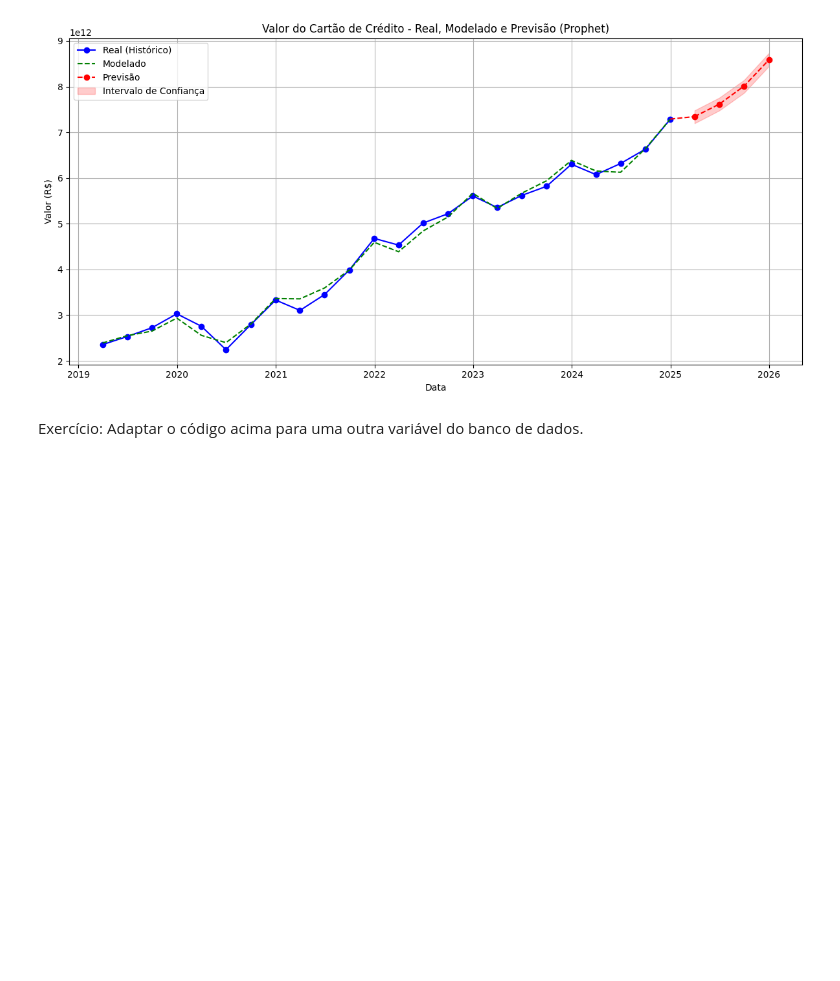
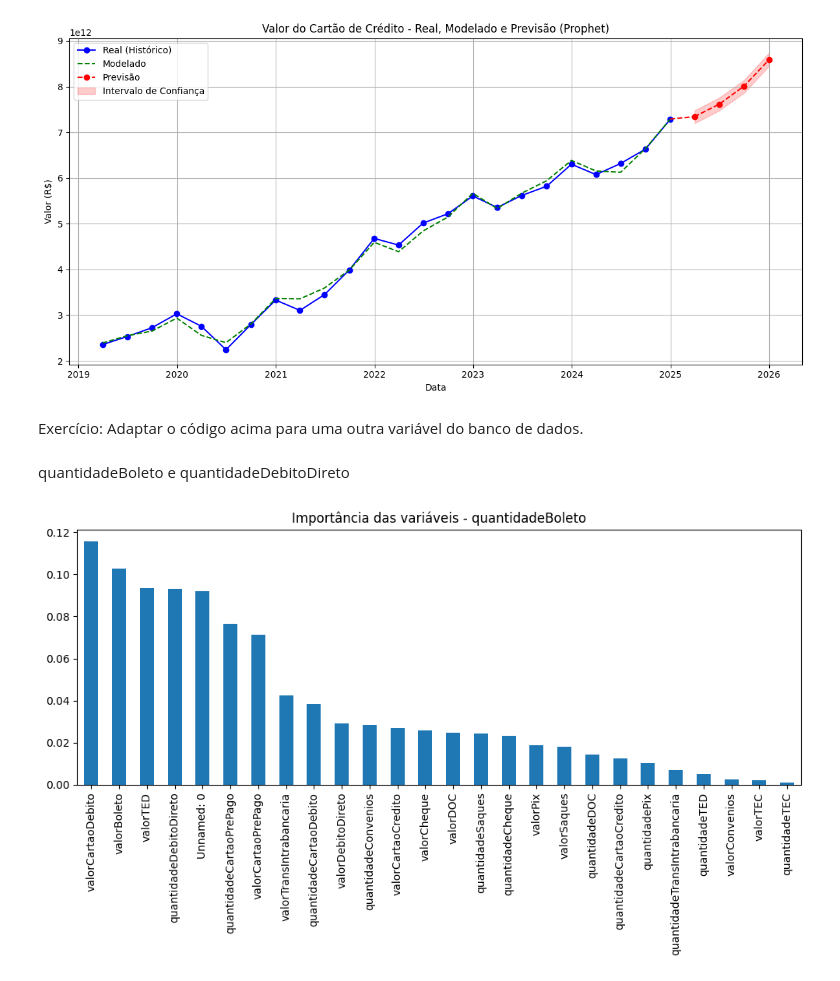
Before and after one commit to LouisyRodrigues7/etlBCB, a Jupyter notebook: MachineLearning.ipynb, the cells around one changed output. Cells and saved outputs as stored; diff of their text form; code cells hidden in the pictures; blank space fills up the shorter version.

Commit message:
Corrigindo variáveis novas

```diff
--- a/MachineLearning.ipynb
+++ b/MachineLearning.ipynb
@@ -262,3 +264,37 @@ plt.show()
 [figure]
 # %% [markdown]
 Exercício: Adaptar o código acima para uma outra variável do banco de dados.
+# %% [markdown]
+quantidadeBoleto e quantidadeDebitoDireto
+# %%
+# deixando em formato numérico
+# Transformar para float
+for col in df.columns:
+    if col.startswith('quantidade'):
+        df[col] = df[col].astype(str).str.replace('.', '', regex=False).str.replace(',', '.', regex=False)
+        df[col] = df[col].astype(float)
+
+df = df.sort_values('datatrimestre')
+# %%
+# Usamos Random Forest para identificar as variáveis que mais influenciam a quantidade de boletos.
+# O gráfico mostra a importância de cada variável — dá pra ver quais têm maior impacto na previsão.
+# Com base nisso, selecionamos as 8 mais relevantes para usar no modelo.
+
+X_import = df.drop(columns=['quantidadeBoleto', 'datatrimestre'])
+y_import = df['quantidadeBoleto']
+
+modelo_temp = RandomForestRegressor(n_estimators=200, random_state=42)
+modelo_temp.fit(X_import, y_import)
+
+importancias = pd.Series(modelo_temp.feature_importances_, index=X_import.columns)
+importantes = importancias.sort_values(ascending=False)
+
+plt.figure(figsize=(10, 6))
+importantes.plot(kind='bar')
+plt.title('Importância das variáveis - quantidadeBoleto')
+plt.tight_layout()
+plt.show()
+
+melhores_variaveis = importantes.head(8).index.tolist()
+# %% [output]
+[figure, added]
```
Also changed, not shown: parts of 13 cells of this notebook.
